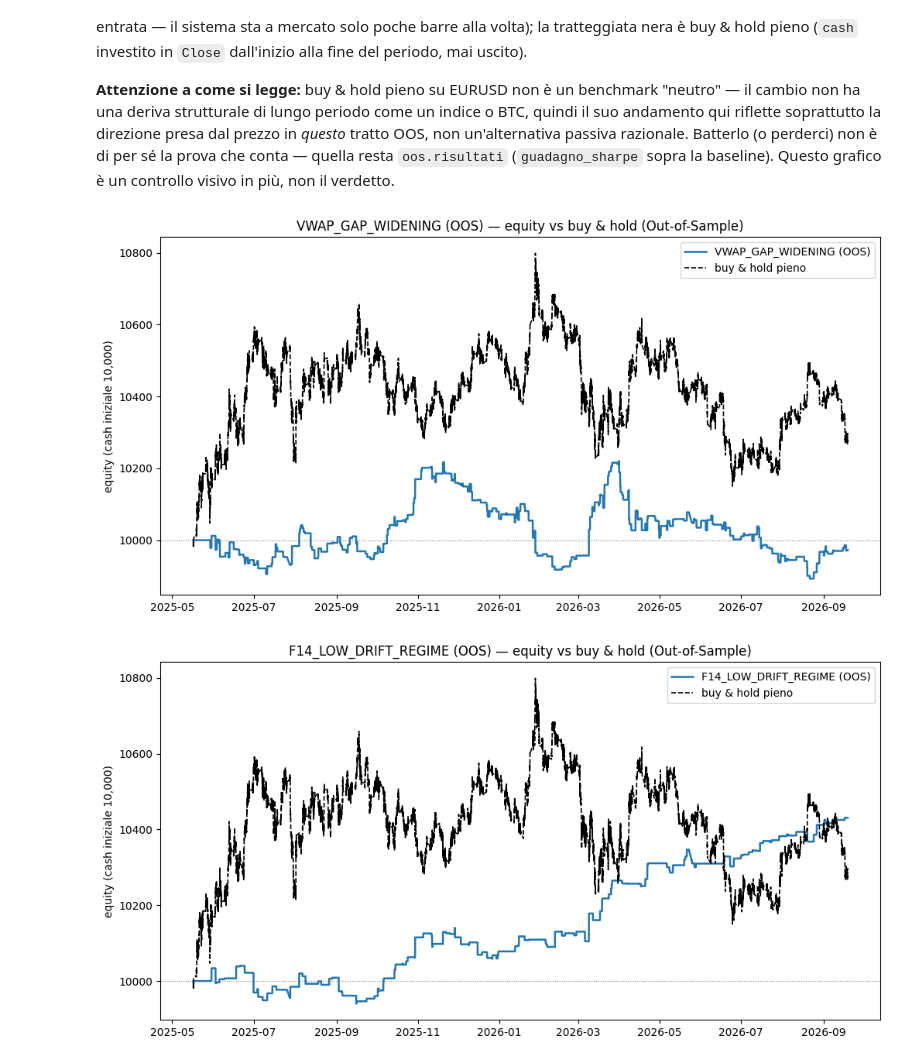
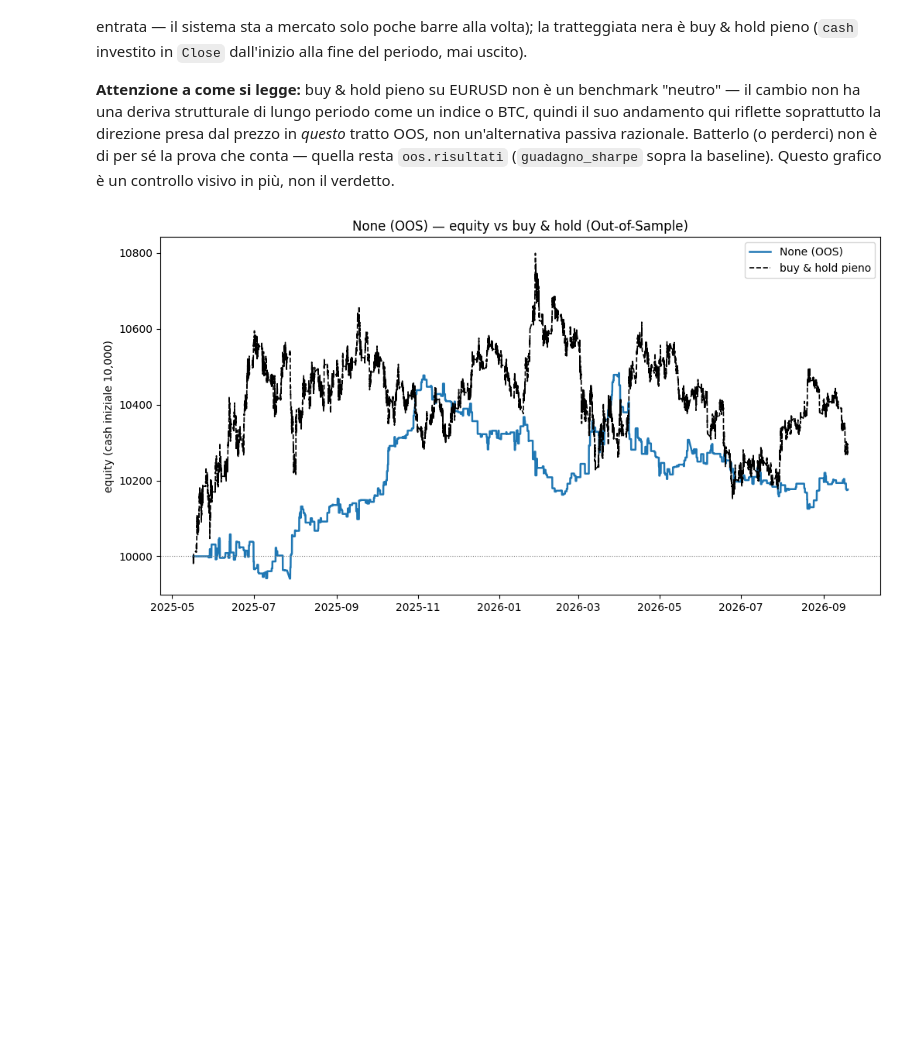
Before and after one commit to matti410/Trading-System-Creator_V4, a Jupyter notebook: Trading_Grid_Search_v4_backtesting.ipynb, the cells around one changed output. Drawn from its saved outputs; the diff is of its cells as text; code cells hidden in the pictures; blank space fills up the shorter version.

```diff
--- a/Trading_Grid_Search_v4_backtesting.ipynb
+++ b/Trading_Grid_Search_v4_backtesting.ipynb
@@ -473,12 +516,9 @@ sharpe assoluto di una riga (baseline inclusa) cambia segno tra le due
 metà, la stampa lo segnala anche su una riga che "regge".
 # %%
 assert fs.n_barre == H
-etichette = [None, "VWAP_GAP_WIDENING", "F14_LOW_DRIFT_REGIME"]  # 2-3 nomi presi da fs.top(15), es. "TREND_CONTEXT", "F1_ADX_ABOVE"
+etichette = [None, *lista_etichette_filtri_dm]  # 2-3 nomi presi da fs.top(15), es. "TREND_CONTEXT", "F1_ADX_ABOVE"
 # %%
-dm = due_meta(df_is, fs, etichette,
-              perc_sl=90.0, perc_tp=0.0,
-               **costi, # identici alla cella che costruisce fs, sopra
-              )
+dm = due_meta(df_is, fs, etichette, perc_sl=90.0, perc_tp=0.0, **costi)
 dm.tabella
 # %% [output]
 metà 1: 66849 barre, dal 2020-01-03 00:00:00+00:00 al 2022-09-08 06:45:00+00:00
@@ -502,0 +553,3 @@ metà 2: 66849 barre, dal 2022-09-08 07:00:00+00:00 al 2025-05-16 17:15:00+00:00
+# %%
+lista_etichette_filtri_oos = dm.tabella[dm.tabella['verdetto'] == 'regge']['filtro'].to_list()
+lista_etichette_filtri_oos
@@ -526,8 +581,7 @@ Qui si apre il tratto di dati mai guardato finora — sigillato fin dallo split
 
 **Cosa fare dopo:** niente. Si legge il risultato, si registra il giudizio (nei materiali del progetto, non ricalcolando), e si passa oltre — in avanti verso il prossimo passo della roadmap, o indietro al Passo 5 con un'idea diversa se l'OOS non convince. Non si ritocca questa cella.
 # %%
-filtri_oos = ["VWAP_PREVIOUS_SESSION_CLOSED_ABOVE", "VWAP_PREVIOUS_SESSION_CLOSED_BELOW",
-              "F14_LOW_DRIFT_REGIME", "VWAP_GAP_WIDENING", "F15_SHORT_TERM_CONSISTENCY"]  # nomi reali (filtro_long/filtro_short) — modifica qui per test futuri
+filtri_oos = lista_etichette_filtri_oos  # nomi reali (filtro_long/filtro_short) — modifica qui per test futuri
 
 oos = run_filter_search_bt(
     df_oos,
@@ -571,9 +623,8 @@ la prova che conta — quella resta `oos.risultati` (`guadagno_sharpe`
 sopra la baseline). Questo grafico è un controllo visivo in più, non il
 verdetto.
 # %%
-for nome in ["VWAP_GAP_WIDENING", "F14_LOW_DRIFT_REGIME", None]:
+for nome in [*lista_etichette_filtri_oos, None]:
     ax, curva = plot_equity(oos.trades(nome), df_oos, cash=10_000.0,
                             etichetta=f"{nome} (OOS)")
 # %% [output]
-[figure, old version]
+[figure, new version]
-[figure, removed]
```
Also changed, not shown: parts of 14 cells of this notebook.
